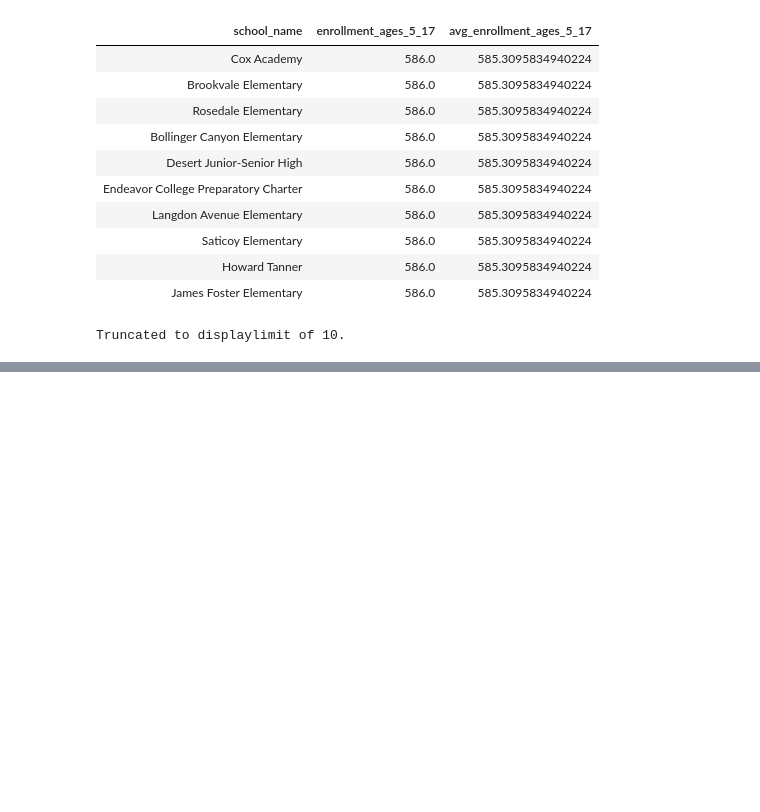
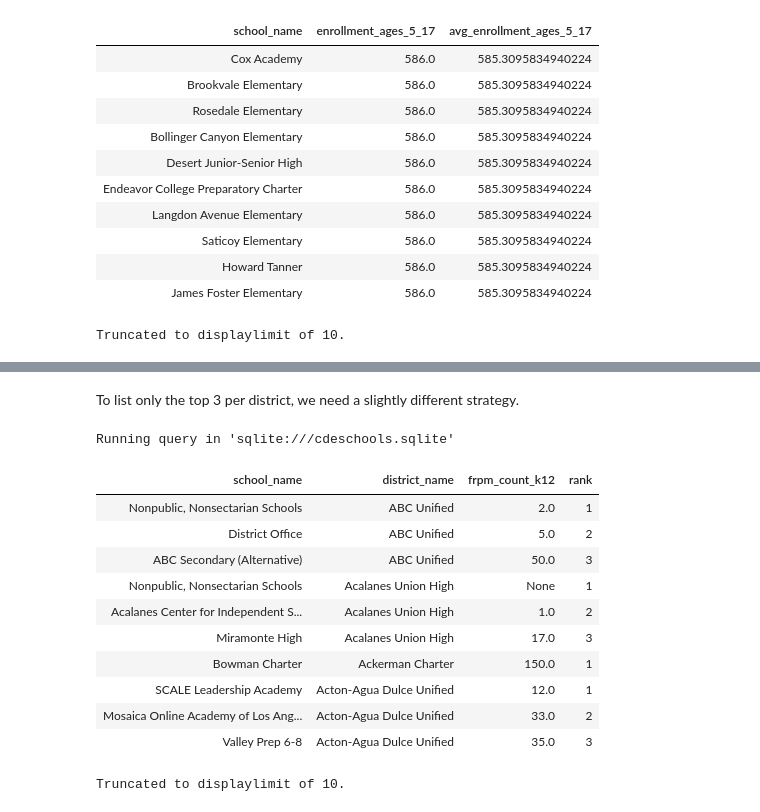
Before and after one commit to pedro-leitao/sql-practice, a Jupyter notebook: practice.ipynb, the cells around one changed output, grey strips where cells are left out. Drawn from its saved outputs; the diff is of its cells as text; code cells hidden in the pictures; blank space fills up the shorter version.

```diff
--- a/practice.ipynb
+++ b/practice.ipynb
@@ -461,0 +564,30 @@ Truncated to displaylimit of 10.
+# %% [markdown]
+To list only the top 3 per district, we need a slightly different strategy.
+# %%
+%%sql
+WITH district_rank AS (
+    SELECT
+        "School Name" AS school_name,
+        "District Name" AS district_name,
+        "FRPM Count (K-12)" AS frpm_count_k12,
+        RANK() OVER (PARTITION BY "District Name" ORDER BY "FRPM Count (K-12)") AS rank
+    FROM frpm
+    WHERE school_name IS NOT NULL
+)
+SELECT *
+FROM district_rank
+WHERE rank <= 3;
+# %% [output]
+Running query in 'sqlite:///cdeschools.sqlite'
+| school_name | district_name | frpm_count_k12 | rank |
+| Nonpublic, Nonsectarian Schools | ABC Unified | 2.0 | 1 |
+| District Office | ABC Unified | 5.0 | 2 |
+| ABC Secondary (Alternative) | ABC Unified | 50.0 | 3 |
+| Nonpublic, Nonsectarian Schools | Acalanes Union High | None | 1 |
+| Acalanes Center for Independent S... | Acalanes Union High | 1.0 | 2 |
+| Miramonte High | Acalanes Union High | 17.0 | 3 |
+| Bowman Charter | Ackerman Charter | 150.0 | 1 |
+| SCALE Leadership Academy | Acton-Agua Dulce Unified | 12.0 | 1 |
+| Mosaica Online Academy of Los Ang... | Acton-Agua Dulce Unified | 33.0 | 2 |
+| Valley Prep 6-8 | Acton-Agua Dulce Unified | 35.0 | 3 |
+Truncated to displaylimit of 10.
```
Also changed, not shown: parts of 27 cells of this notebook.
